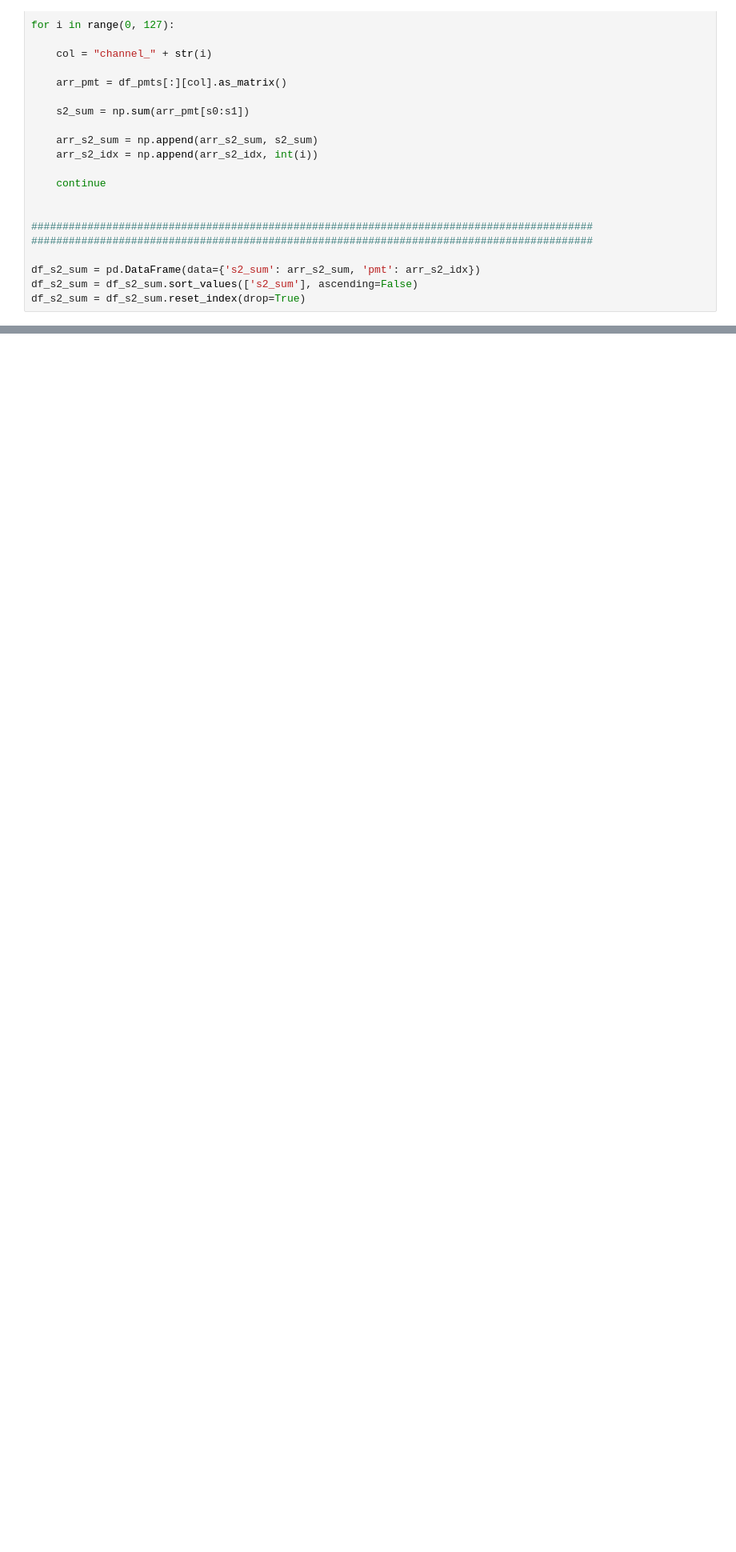
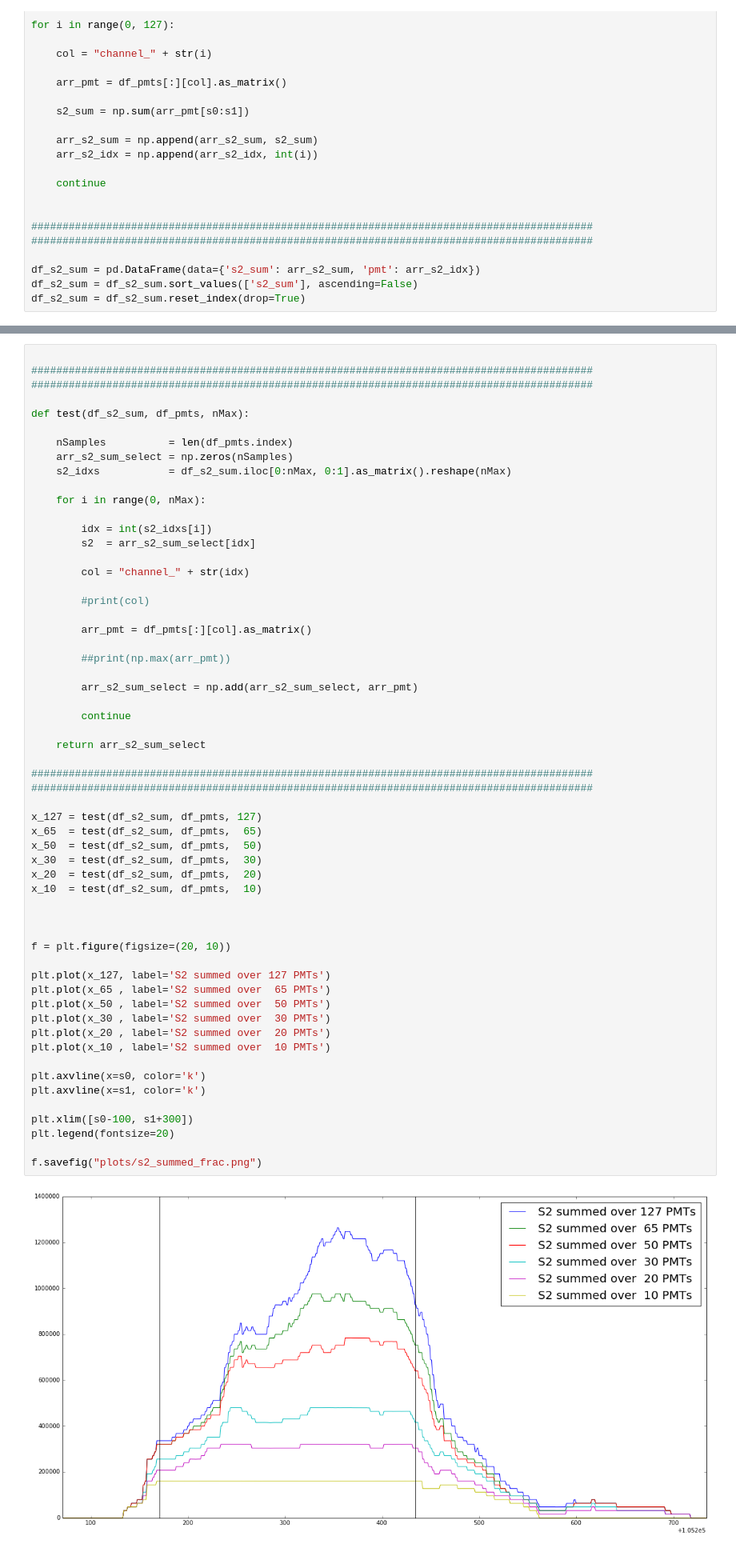
Before and after one commit to dbarg/pax_reconstruction, a Jupyter notebook: plot_s2_waveforms.ipynb, the cells around one changed output, grey strips where cells are left out. Shown at 80% size. Drawn from its saved outputs; the diff is of its cells as text; blank space fills up the shorter version.

```diff
--- a/plot_s2_waveforms.ipynb
+++ b/plot_s2_waveforms.ipynb
@@ -174,3 +218,63 @@ df_s2_sum = df_s2_sum.reset_index(drop=True)
+# %%
+
+##########################################################################################
+##########################################################################################
+
+def test(df_s2_sum, df_pmts, nMax):
+
+    nSamples          = len(df_pmts.index)
+    arr_s2_sum_select = np.zeros(nSamples)
+    s2_idxs           = df_s2_sum.iloc[0:nMax, 0:1].as_matrix().reshape(nMax)
+
+    for i in range(0, nMax):
+
+        idx = int(s2_idxs[i])
+        s2  = arr_s2_sum_select[idx]
+
+        col = "channel_" + str(idx)
+
+        #print(col)
+
+        arr_pmt = df_pmts[:][col].as_matrix()
+
+        ##print(np.max(arr_pmt))
+
+        arr_s2_sum_select = np.add(arr_s2_sum_select, arr_pmt)
+
+        continue
+
+    return arr_s2_sum_select
+
+##########################################################################################
+##########################################################################################
+
+x_127 = test(df_s2_sum, df_pmts, 127)
+x_65  = test(df_s2_sum, df_pmts,  65)
+x_50  = test(df_s2_sum, df_pmts,  50)
+x_30  = test(df_s2_sum, df_pmts,  30)
+x_20  = test(df_s2_sum, df_pmts,  20)
+x_10  = test(df_s2_sum, df_pmts,  10)
+
+
+
+f = plt.figure(figsize=(20, 10))
+
+plt.plot(x_127, label='S2 summed over 127 PMTs')
+plt.plot(x_65 , label='S2 summed over  65 PMTs')
+plt.plot(x_50 , label='S2 summed over  50 PMTs')
+plt.plot(x_30 , label='S2 summed over  30 PMTs')
+plt.plot(x_20 , label='S2 summed over  20 PMTs')
+plt.plot(x_10 , label='S2 summed over  10 PMTs')
+
+plt.axvline(x=s0, color='k')
+plt.axvline(x=s1, color='k')
+
+plt.xlim([s0-100, s1+300])
+plt.legend(fontsize=20)
+
+f.savefig("plots/s2_summed_frac.png")
+# %% [output]
+[figure, added]
 # %%
 
 ##########################################################################################
```
Also changed, not shown: parts of 7 cells of this notebook, 5 other files.
